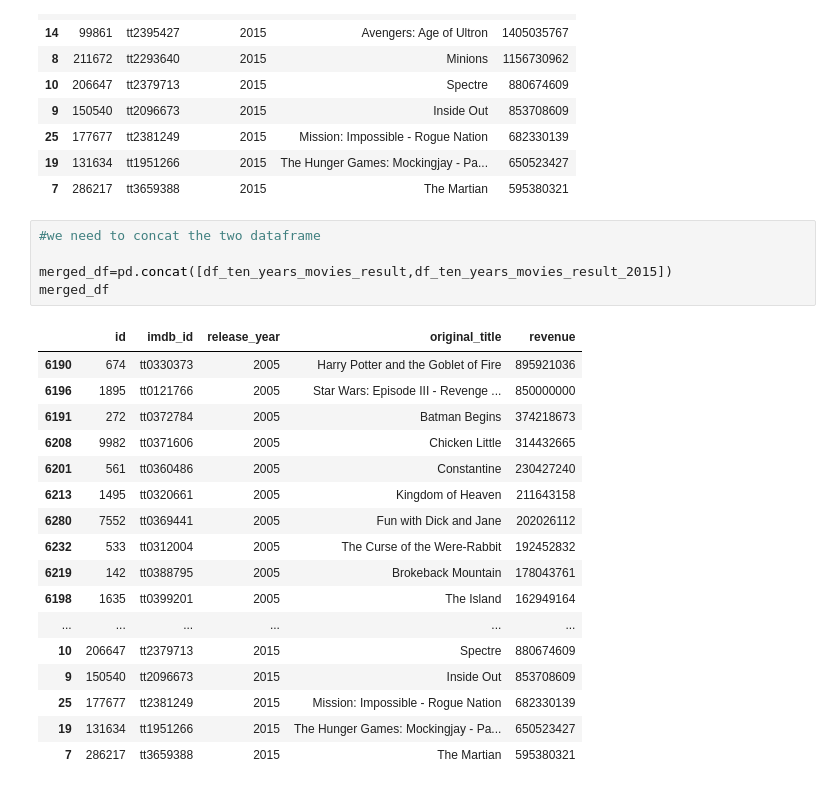
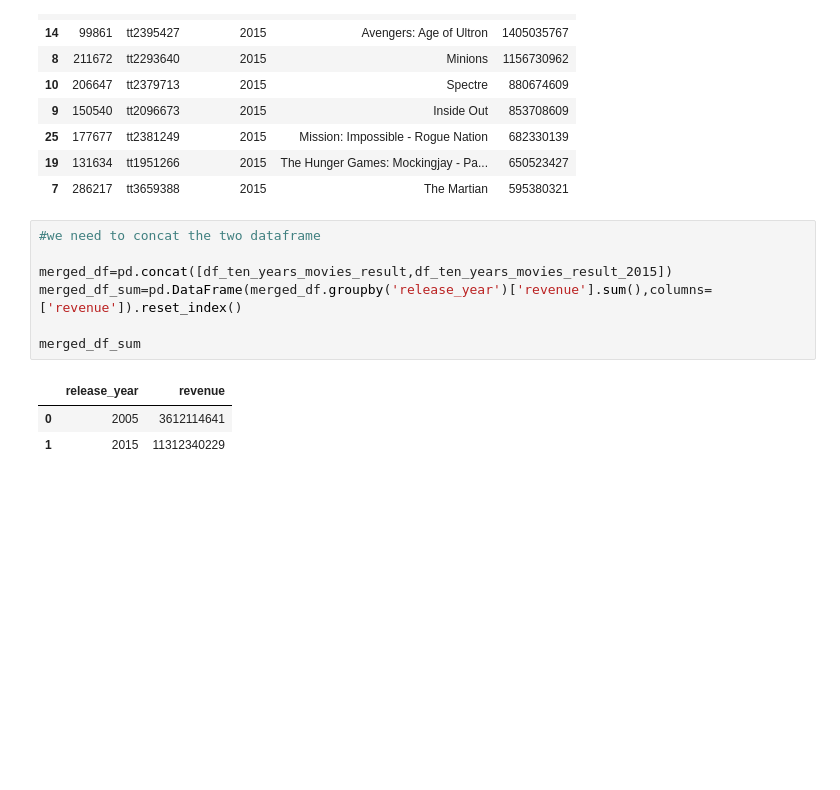
Before and after one commit to masiod/TMDb_movie_data, a Jupyter notebook: TMDB Final Project investigate dataset.ipynb, the cells around one changed output. Cells and saved outputs as stored; diff of their text form; blank space fills up the shorter version.

```diff
--- a/TMDB Final Project investigate dataset.ipynb
+++ b/TMDB Final Project investigate dataset.ipynb
@@ -332,25 +358,13 @@ df_ten_years_movies_result_2015
 # %%
 #we need to concat the two dataframe
 
 merged_df=pd.concat([df_ten_years_movies_result,df_ten_years_movies_result_2015])
-merged_df
+merged_df_sum=pd.DataFrame(merged_df.groupby('release_year')['revenue'].sum(),columns=['revenue']).reset_index()
+
+merged_df_sum
 # %% [output]
-|  | id | imdb_id | release_year | original_title | revenue |
-| 6190 | 674 | tt0330373 | 2005 | Harry Potter and the Goblet of Fire | 895921036 |
-| 6196 | 1895 | tt0121766 | 2005 | Star Wars: Episode III - Revenge ... | 850000000 |
-| 6191 | 272 | tt0372784 | 2005 | Batman Begins | 374218673 |
-| 6208 | 9982 | tt0371606 | 2005 | Chicken Little | 314432665 |
-| 6201 | 561 | tt0360486 | 2005 | Constantine | 230427240 |
-| 6213 | 1495 | tt0320661 | 2005 | Kingdom of Heaven | 211643158 |
-| 6280 | 7552 | tt0369441 | 2005 | Fun with Dick and Jane | 202026112 |
-| 6232 | 533 | tt0312004 | 2005 | The Curse of the Were-Rabbit | 192452832 |
-| 6219 | 142 | tt0388795 | 2005 | Brokeback Mountain | 178043761 |
-| 6198 | 1635 | tt0399201 | 2005 | The Island | 162949164 |
-| ... | ... | ... | ... | ... | ... |
-| 10 | 206647 | tt2379713 | 2015 | Spectre | 880674609 |
-| 9 | 150540 | tt2096673 | 2015 | Inside Out | 853708609 |
-| 25 | 177677 | tt2381249 | 2015 | Mission: Impossible - Rogue Nation | 682330139 |
-| 19 | 131634 | tt1951266 | 2015 | The Hunger Games: Mockingjay - Pa... | 650523427 |
-| 7 | 286217 | tt3659388 | 2015 | The Martian | 595380321 |
+|  | release_year | revenue |
+| 0 | 2005 | 3612114641 |
+| 1 | 2015 | 11312340229 |
 # %%
 # now we will compare the 20
```
Also changed, not shown: parts of 19 cells of this notebook.
